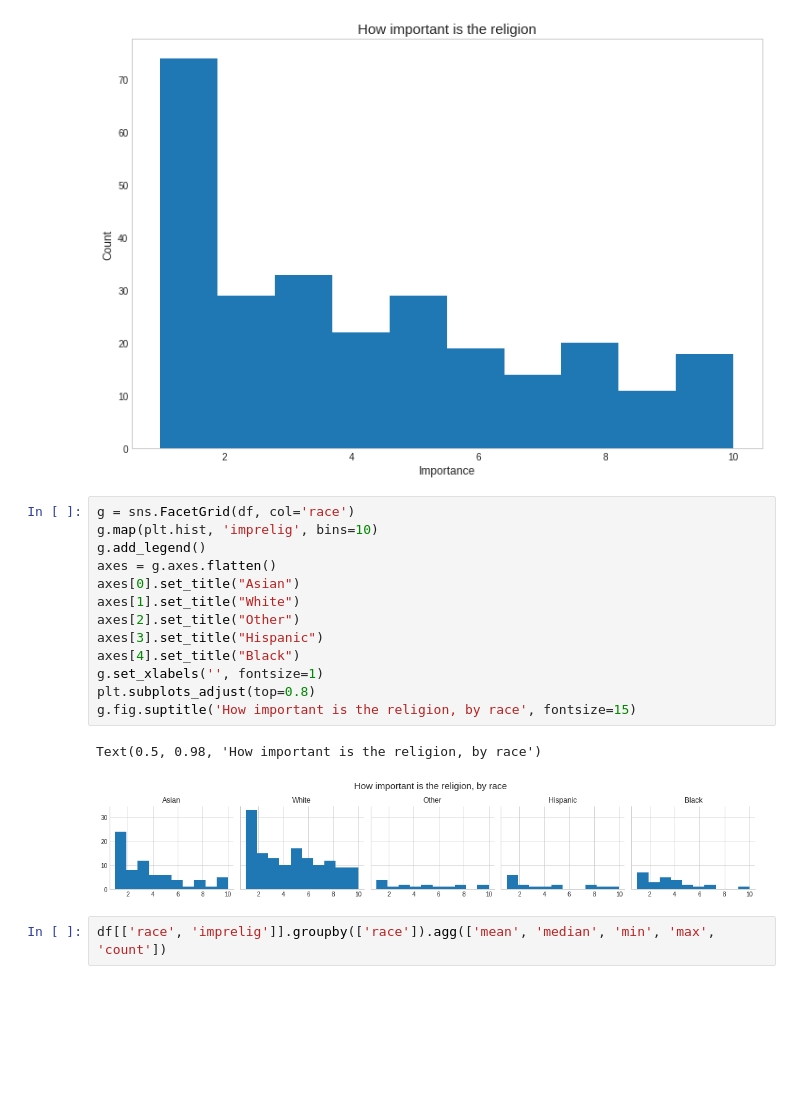
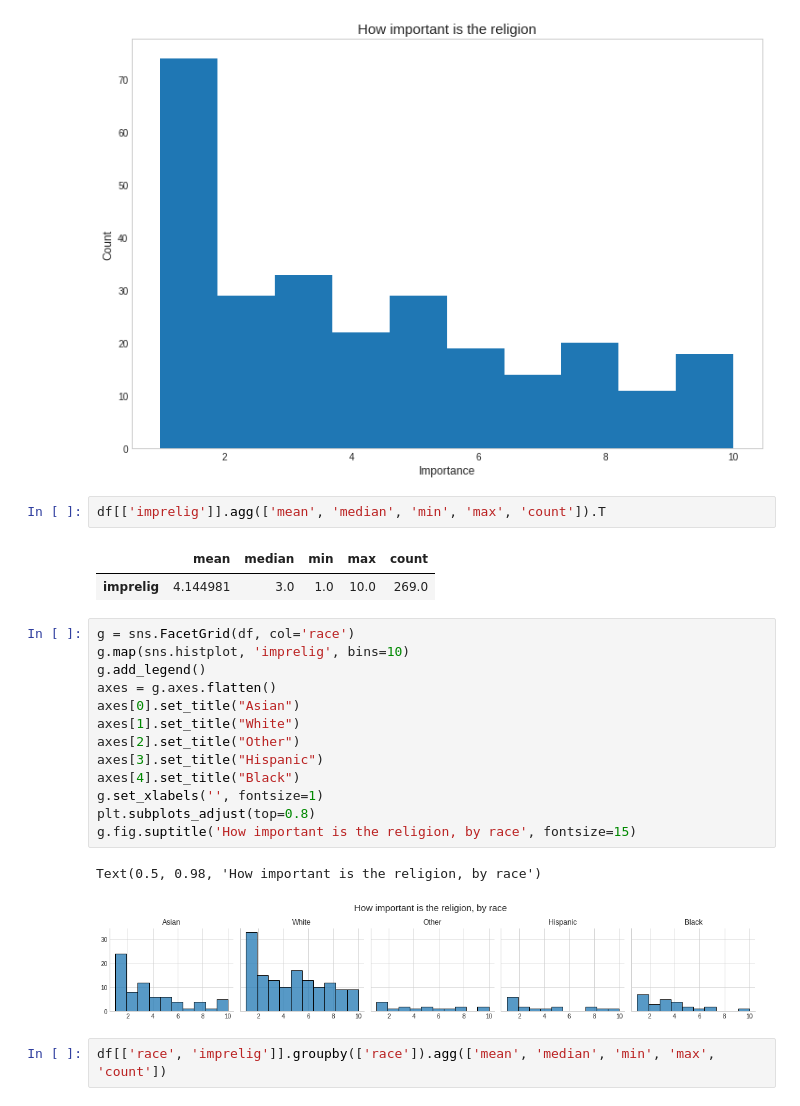
Before and after one commit to villafue/Python_Data_Visualization_Notes, a Jupyter notebook: Data Storytelling/Craft Story Dataset/Women.ipynb, the cells around one changed output. Drawn from its saved outputs; the diff is of its cells as text; blank space fills up the shorter version.

```diff
--- a/Data Storytelling/Craft Story Dataset/Women.ipynb
+++ b/Data Storytelling/Craft Story Dataset/Women.ipynb
@@ -416,22 +406,27 @@ ax.set_ylabel('Count', fontsize=12)
 ax.grid(False)
 # %% [output]
 [figure]
+# %%
+df[['imprelig']].agg(['mean', 'median', 'min', 'max', 'count']).T
+# %% [output]
+|  | mean | median | min | max | count |
+| imprelig | 4.144981 | 3.0 | 1.0 | 10.0 | 269.0 |
 # %%
 g = sns.FacetGrid(df, col='race')
-g.map(plt.hist, 'imprelig', bins=10)
+g.map(sns.histplot, 'imprelig', bins=10)
 g.add_legend()
 axes = g.axes.flatten()
 axes[0].set_title("Asian")
 axes[1].set_title("White")
 axes[2].set_title("Other")
 axes[3].set_title("Hispanic")
 axes[4].set_title("Black")
 g.set_xlabels('', fontsize=1)
 plt.subplots_adjust(top=0.8)
 g.fig.suptitle('How important is the religion, by race', fontsize=15)
 # %% [output]
 Text(0.5, 0.98, 'How important is the religion, by race')
-[figure, old version]
+[figure, new version]
 # %%
 df[['race', 'imprelig']].groupby(['race']).agg(['mean', 'median', 'min', 'max', 'count'])
 # %% [output]
```
Also changed, not shown: parts of 46 cells of this notebook.
